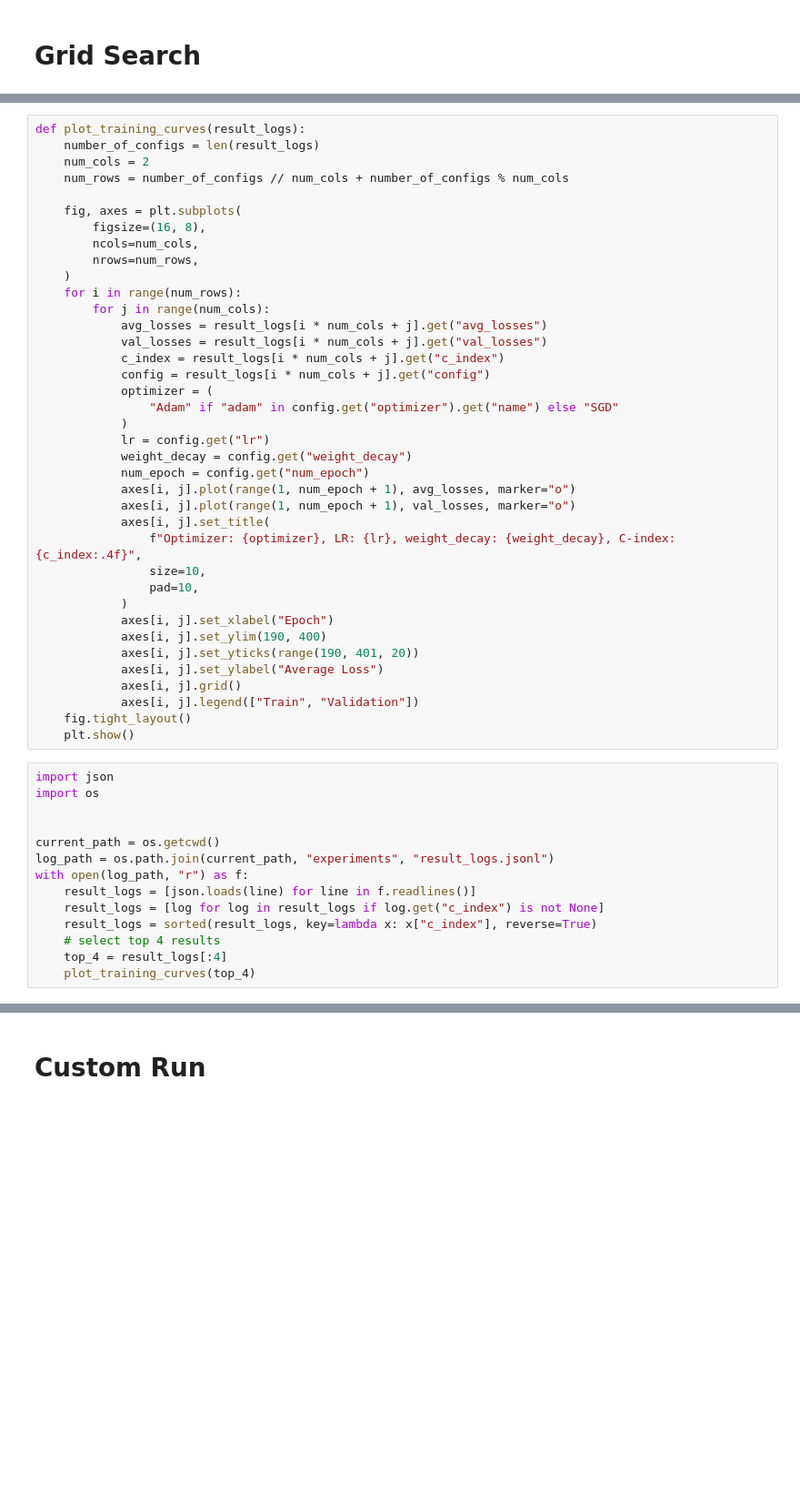
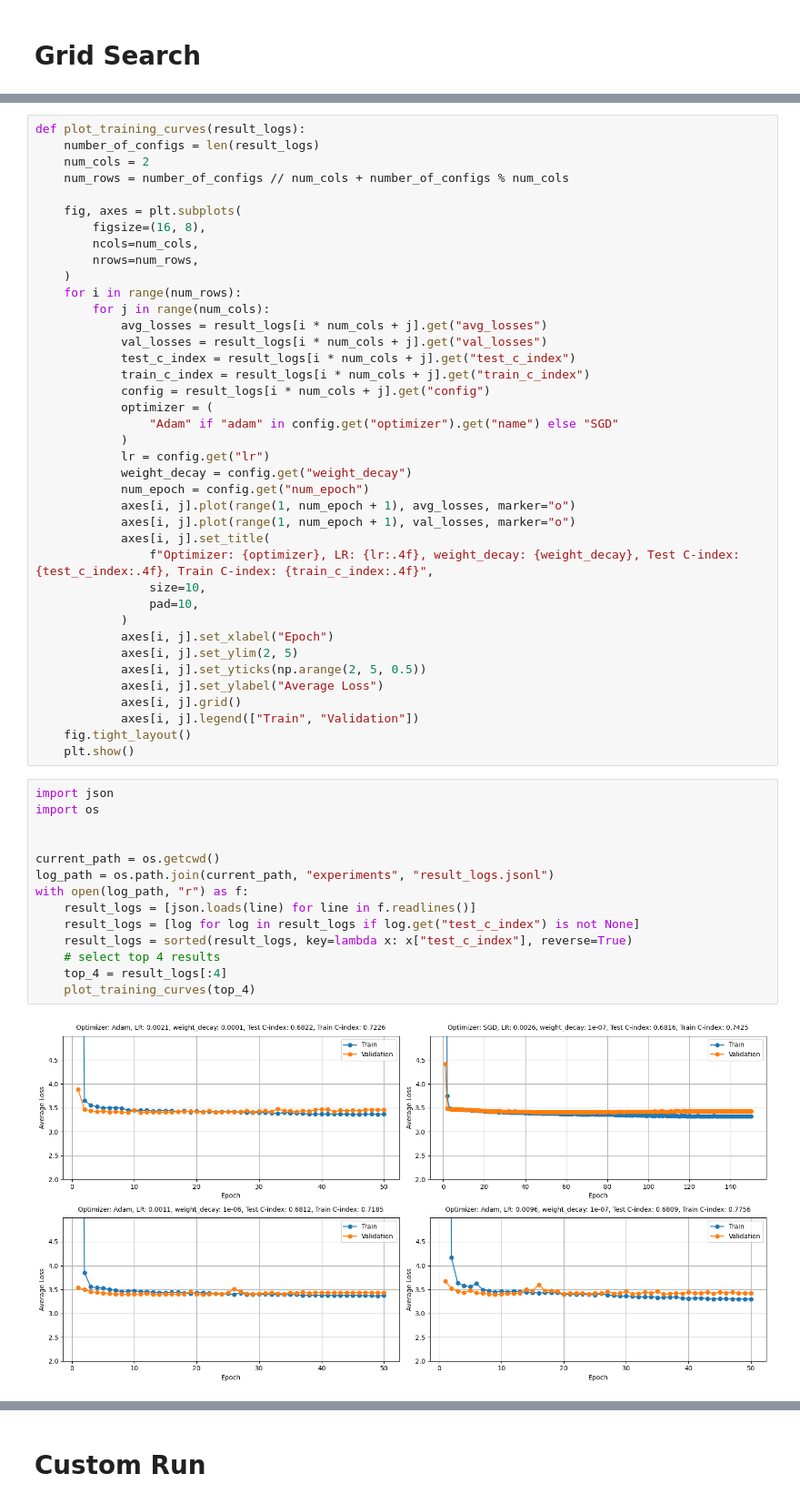
Before and after one commit to Riezmann75/survival-analysis, a Jupyter notebook: metabric_eda.ipynb, the cells around one changed output, grey strips where cells are left out. Shown at 91% size. Drawn from its saved outputs; the diff is of its cells as text; blank space fills up the shorter version.

```diff
--- a/metabric_eda.ipynb
+++ b/metabric_eda.ipynb
@@ -925,7 +953,8 @@ def plot_training_curves(result_logs):
         for j in range(num_cols):
             avg_losses = result_logs[i * num_cols + j].get("avg_losses")
             val_losses = result_logs[i * num_cols + j].get("val_losses")
-            c_index = result_logs[i * num_cols + j].get("c_index")
+            test_c_index = result_logs[i * num_cols + j].get("test_c_index")
+            train_c_index = result_logs[i * num_cols + j].get("train_c_index")
             config = result_logs[i * num_cols + j].get("config")
             optimizer = (
                 "Adam" if "adam" in config.get("optimizer").get("name") else "SGD"
@@ -936,13 +965,13 @@ def plot_training_curves(result_logs):
             axes[i, j].plot(range(1, num_epoch + 1), avg_losses, marker="o")
             axes[i, j].plot(range(1, num_epoch + 1), val_losses, marker="o")
             axes[i, j].set_title(
-                f"Optimizer: {optimizer}, LR: {lr}, weight_decay: {weight_decay}, C-index: {c_index:.4f}",
+                f"Optimizer: {optimizer}, LR: {lr:.4f}, weight_decay: {weight_decay}, Test C-index: {test_c_index:.4f}, Train C-index: {train_c_index:.4f}",
                 size=10,
                 pad=10,
             )
             axes[i, j].set_xlabel("Epoch")
-            axes[i, j].set_ylim(190, 400)
-            axes[i, j].set_yticks(range(190, 401, 20))
+            axes[i, j].set_ylim(2, 5)
+            axes[i, j].set_yticks(np.arange(2, 5, 0.5))
             axes[i, j].set_ylabel("Average Loss")
             axes[i, j].grid()
             axes[i, j].legend(["Train", "Validation"])
@@ -951,14 +980,16 @@ def plot_training_curves(result_logs):
 # %%
 import json
 import os
 
 
 current_path = os.getcwd()
 log_path = os.path.join(current_path, "experiments", "result_logs.jsonl")
 with open(log_path, "r") as f:
     result_logs = [json.loads(line) for line in f.readlines()]
-    result_logs = [log for log in result_logs if log.get("c_index") is not None]
-    result_logs = sorted(result_logs, key=lambda x: x["c_index"], reverse=True)
+    result_logs = [log for log in result_logs if log.get("test_c_index") is not None]
+    result_logs = sorted(result_logs, key=lambda x: x["test_c_index"], reverse=True)
     # select top 4 results
     top_4 = result_logs[:4]
     plot_training_curves(top_4)
+# %% [output]
+[figure, added]
```
Also changed, not shown: parts of 42 cells of this notebook, 2 other files.
